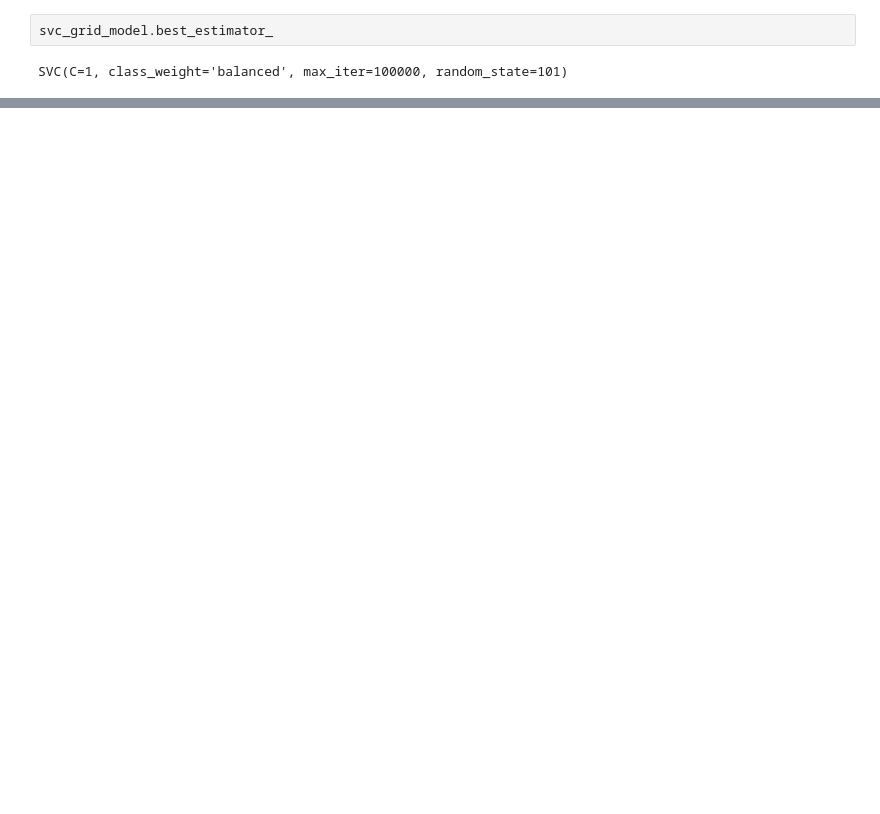
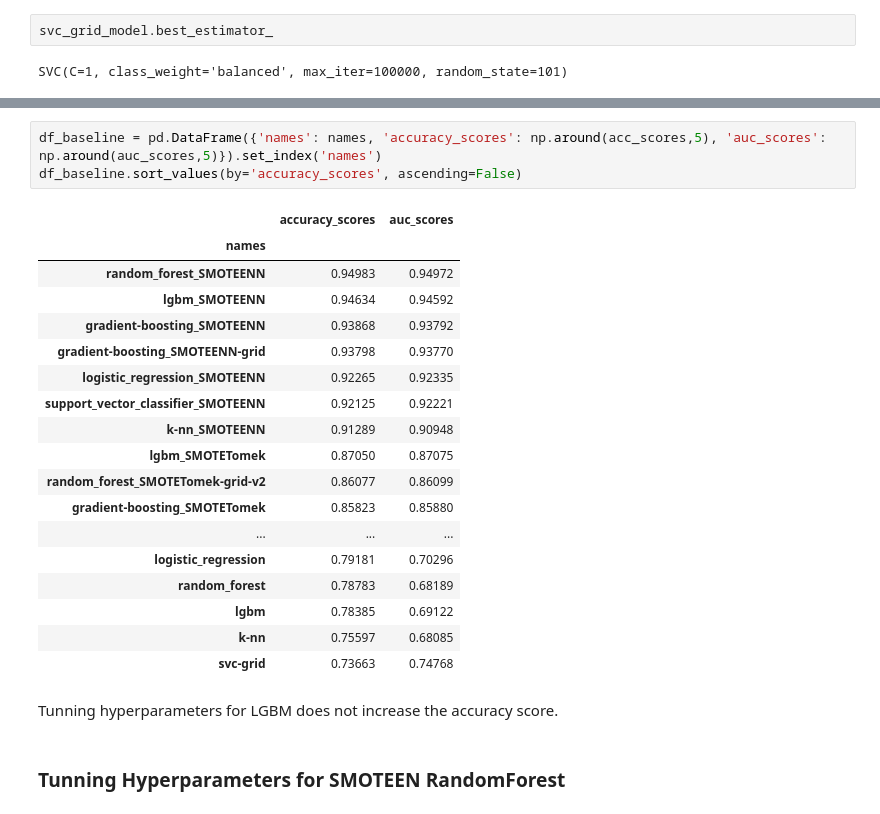
Before and after one commit to milin2109/customer_churn, a Jupyter notebook: Telco-Customer-Churn Notebook.ipynb, the cells around one changed output, grey strips where cells are left out. Cells and saved outputs as stored; diff of their text form; blank space fills up the shorter version.

```diff
--- a/Telco-Customer-Churn Notebook.ipynb
+++ b/Telco-Customer-Churn Notebook.ipynb
@@ -519,0 +727,26 @@ df_baseline.sort_values(by='accuracy_scores', ascending=False)
+# %%
+df_baseline = pd.DataFrame({'names': names, 'accuracy_scores': np.around(acc_scores,5), 'auc_scores': np.around(auc_scores,5)}).set_index('names')
+df_baseline.sort_values(by='accuracy_scores', ascending=False)
+# %% [output]
+|  | accuracy_scores | auc_scores |
+| names |  |  |
+| random_forest_SMOTEENN | 0.94983 | 0.94972 |
+| lgbm_SMOTEENN | 0.94634 | 0.94592 |
+| gradient-boosting_SMOTEENN | 0.93868 | 0.93792 |
+| gradient-boosting_SMOTEENN-grid | 0.93798 | 0.93770 |
+| logistic_regression_SMOTEENN | 0.92265 | 0.92335 |
+| support_vector_classifier_SMOTEENN | 0.92125 | 0.92221 |
+| k-nn_SMOTEENN | 0.91289 | 0.90948 |
+| lgbm_SMOTETomek | 0.87050 | 0.87075 |
+| random_forest_SMOTETomek-grid-v2 | 0.86077 | 0.86099 |
+| gradient-boosting_SMOTETomek | 0.85823 | 0.85880 |
+| ... | ... | ... |
+| logistic_regression | 0.79181 | 0.70296 |
+| random_forest | 0.78783 | 0.68189 |
+| lgbm | 0.78385 | 0.69122 |
+| k-nn | 0.75597 | 0.68085 |
+| svc-grid | 0.73663 | 0.74768 |
+# %% [markdown]
+Tunning hyperparameters for LGBM does not increase the accuracy score.
+# %% [markdown]
+### Tunning Hyperparameters for SMOTEEN RandomForest
```
Also changed, not shown: parts of 35 cells of this notebook.
